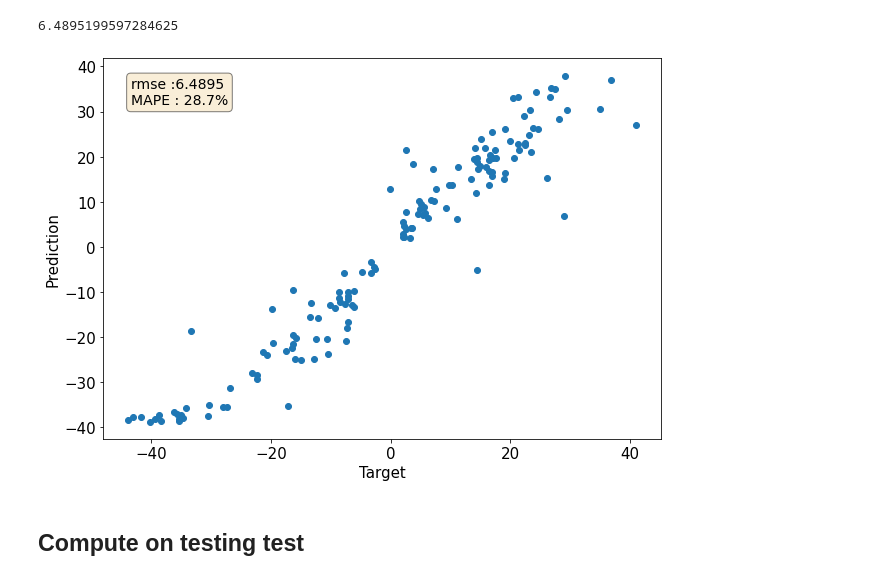
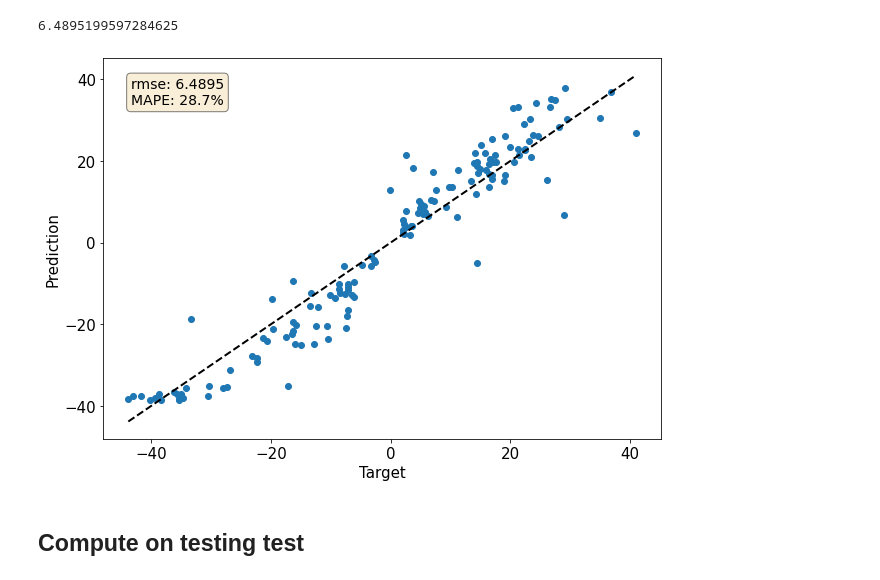
Before and after one commit to luispintoc/ML-carbon-capture-challenge2023, a Jupyter notebook: 6 validation_and_submission.ipynb, the cells around one changed output. Drawn from its saved outputs; the diff is of its cells as text; code cells hidden in the pictures.

```diff
--- a/6 validation_and_submission.ipynb
+++ b/6 validation_and_submission.ipynb
@@ -106,16 +107,21 @@ rmse_class_1
 6.4895199597284625
 # %%
 plt.scatter(X_test[X_test['Class']==1]['Target'], X_test[X_test['Class']==1]['Prediction'])
-textstr = 'rmse :' + str(rmse_class_1.round(4)) +'\n' + 'MAPE : ' + str(100*MAPE_class_1.round(3)) +'%'
+textstr = 'rmse: ' + str(rmse_class_1.round(4)) +'\n' + 'MAPE: ' + str(100*MAPE_class_1.round(3)) +'%'
 props = dict(boxstyle='round', facecolor='wheat', alpha=0.5)
 plt.text(0.05, 0.95, textstr, transform=plt.gca().transAxes, fontsize=14,
          verticalalignment='top', bbox=props)
+# Add a diagonal line
+min_value = min(X_test['Target'].min(), X_test['Prediction'].min())
+max_value = max(X_test['Target'].max(), X_test['Prediction'].max())
+plt.plot([min_value, max_value], [min_value, max_value], 'k--', lw=2)
+
 plt.xlabel('Target')
 plt.ylabel('Prediction')
 plt.rcParams.update({'font.size': 15})
 plt.show()
 # %% [output]
-[figure, old version]
+[figure, new version]
 # %% [markdown]
 ## Compute on testing test
 # %%
```
Also changed, not shown: parts of 5 cells of this notebook, 7 other files.
